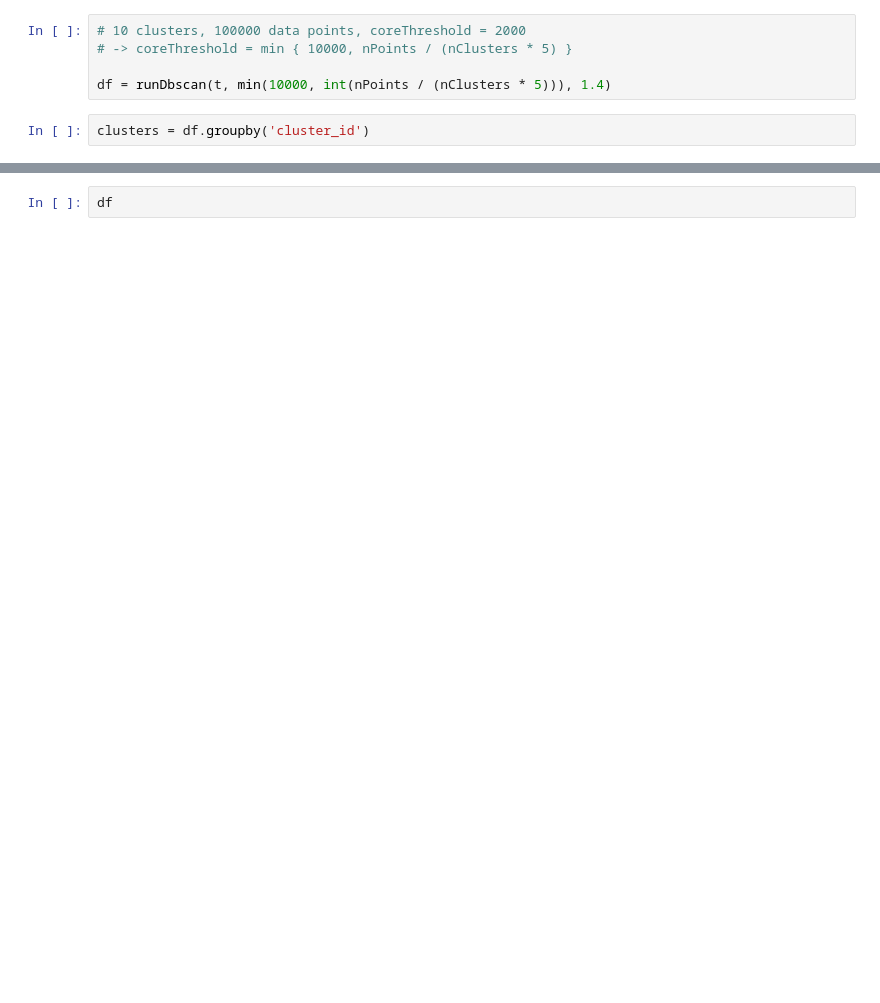
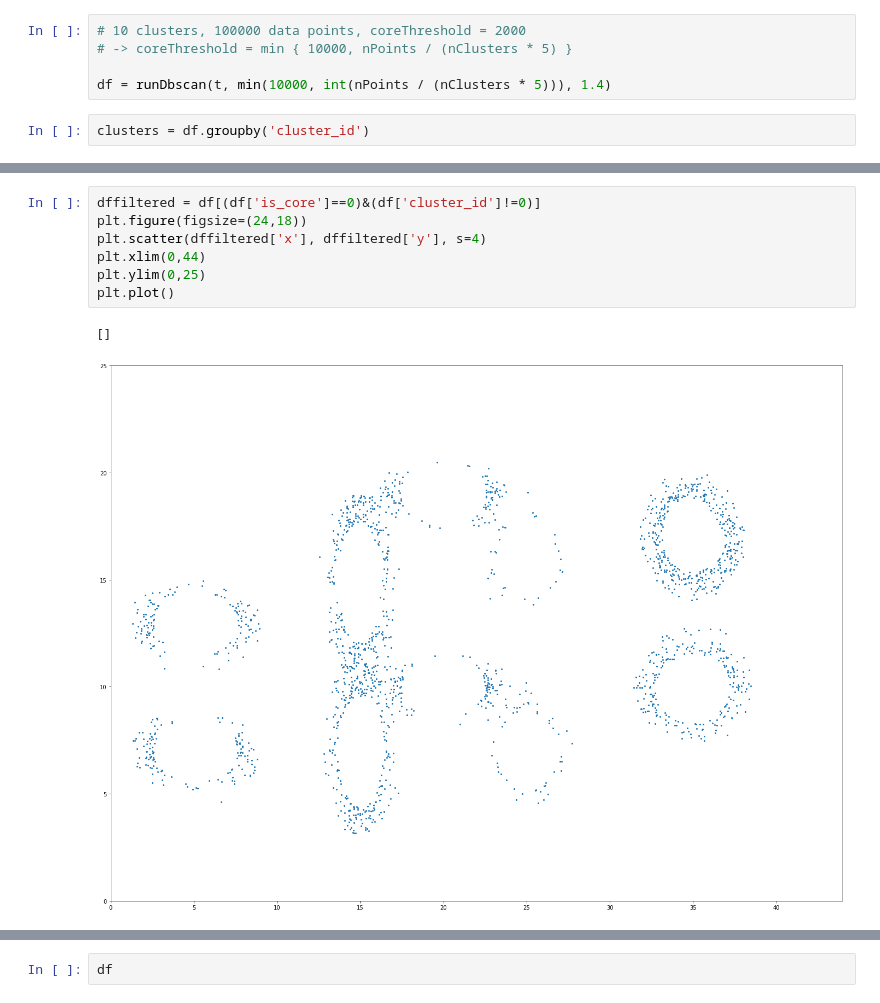
Before and after one commit to sbutz/parallel-programming, a Jupyter notebook: 000_johannes/dbscan/abgabe/demo/demo.ipynb, the cells around one changed output, grey strips where cells are left out. Drawn from its saved outputs; the diff is of its cells as text; blank space fills up the shorter version.

```diff
--- a/000_johannes/dbscan/abgabe/demo/demo.ipynb
+++ b/000_johannes/dbscan/abgabe/demo/demo.ipynb
@@ -42,3 +43,13 @@ plt.plot()
+# %%
+dffiltered = df[(df['is_core']==0)&(df['cluster_id']!=0)]
+plt.figure(figsize=(24,18))
+plt.scatter(dffiltered['x'], dffiltered['y'], s=4)
+plt.xlim(0,44)
+plt.ylim(0,25)
+plt.plot()
+# %% [output]
+[]
+[figure, added]
 # %%
 set(df['cluster_id'])
 # %% [output]
```
Also changed, not shown: parts of 3 cells of this notebook, 4 other files.
